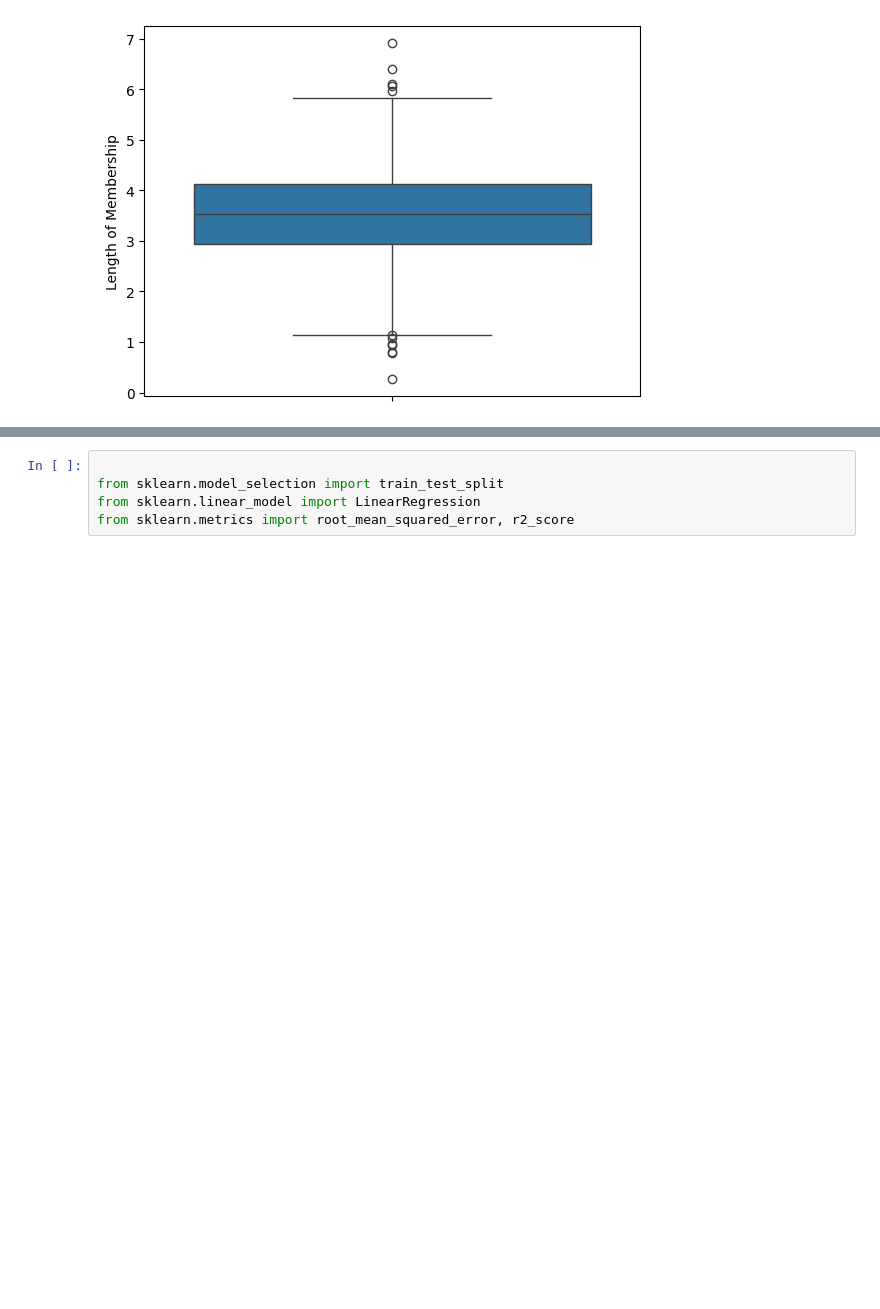
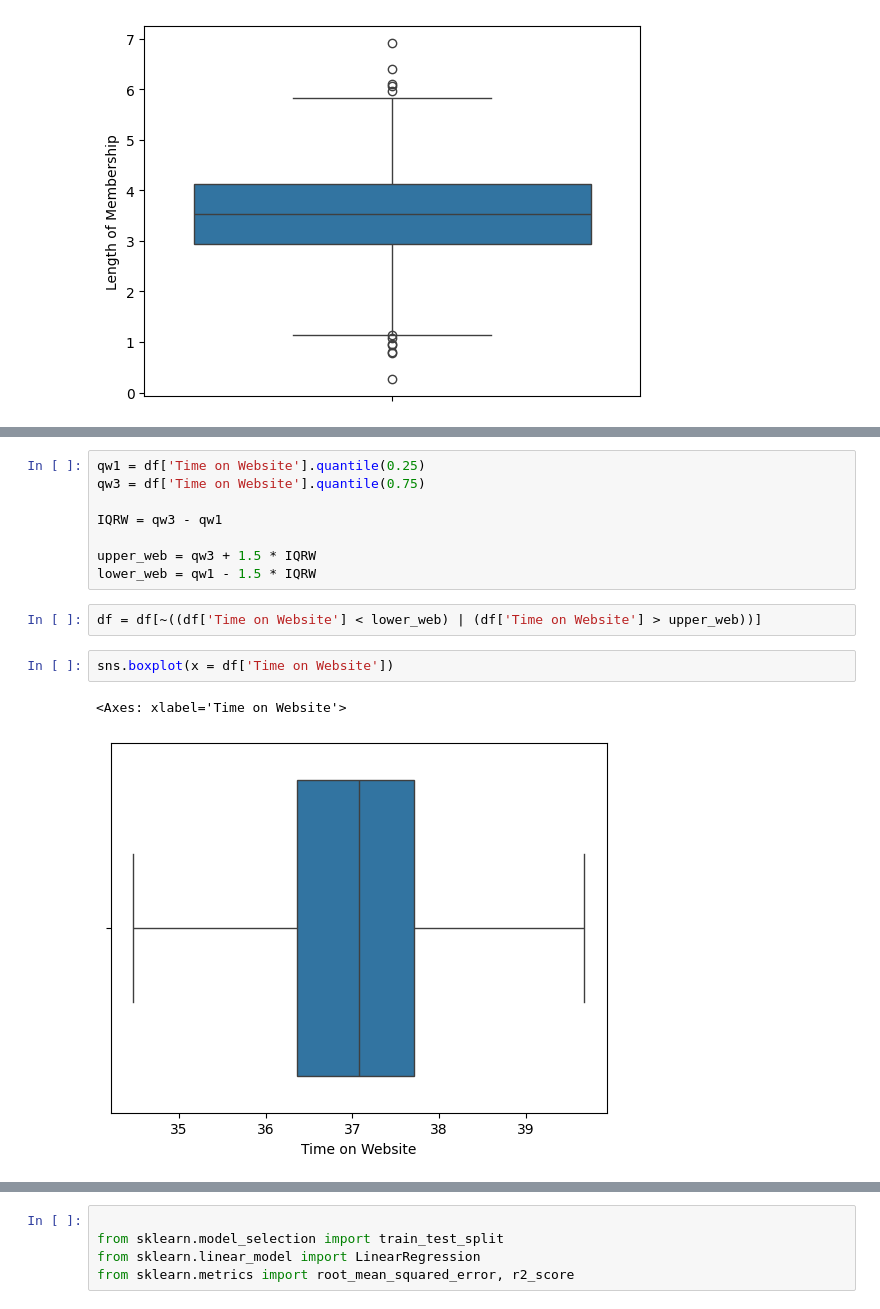
Before and after one commit to abrehamashebir/GO2COD_DS_01, a Jupyter notebook: notebook/ecomerce_eda.ipynb, the cells around one changed output, grey strips where cells are left out. Cells and saved outputs as stored; diff of their text form; blank space fills up the shorter version.

```diff
--- a/notebook/ecomerce_eda.ipynb
+++ b/notebook/ecomerce_eda.ipynb
@@ -175,0 +206,15 @@ sns.boxplot(df['Length of Membership'])
+# %%
+qw1 = df['Time on Website'].quantile(0.25)
+qw3 = df['Time on Website'].quantile(0.75)
+
+IQRW = qw3 - qw1
+
+upper_web = qw3 + 1.5 * IQRW
+lower_web = qw1 - 1.5 * IQRW
+# %%
+df = df[~((df['Time on Website'] < lower_web) | (df['Time on Website'] > upper_web))]
+# %%
+sns.boxplot(x = df['Time on Website'])
+# %% [output]
+<Axes: xlabel='Time on Website'>
+[figure, added]
```
Also changed, not shown: parts of 11 cells of this notebook.
